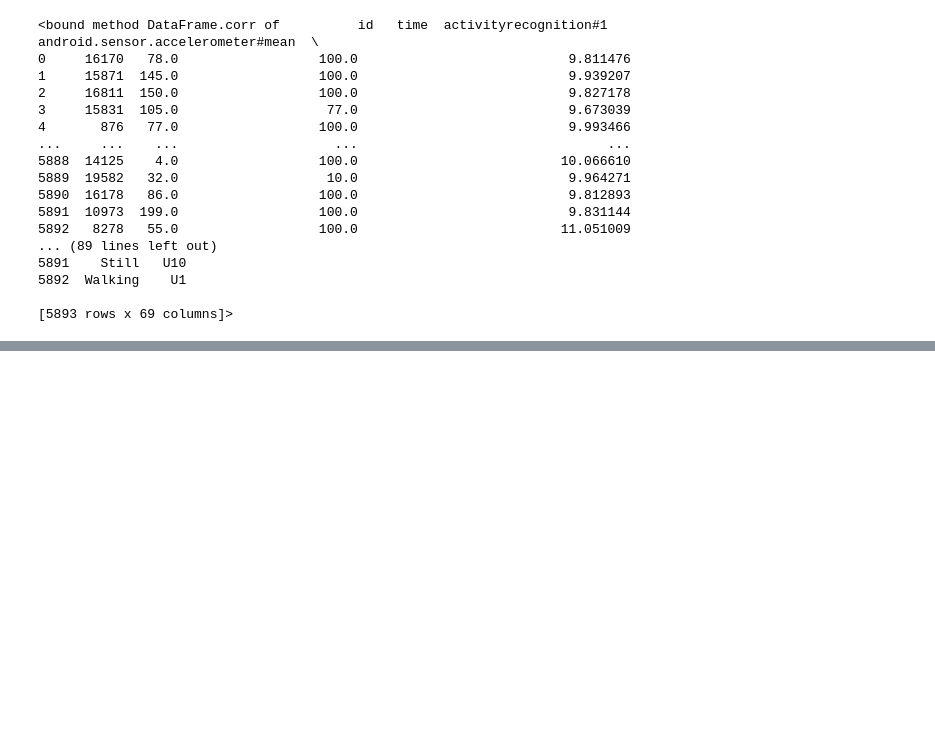
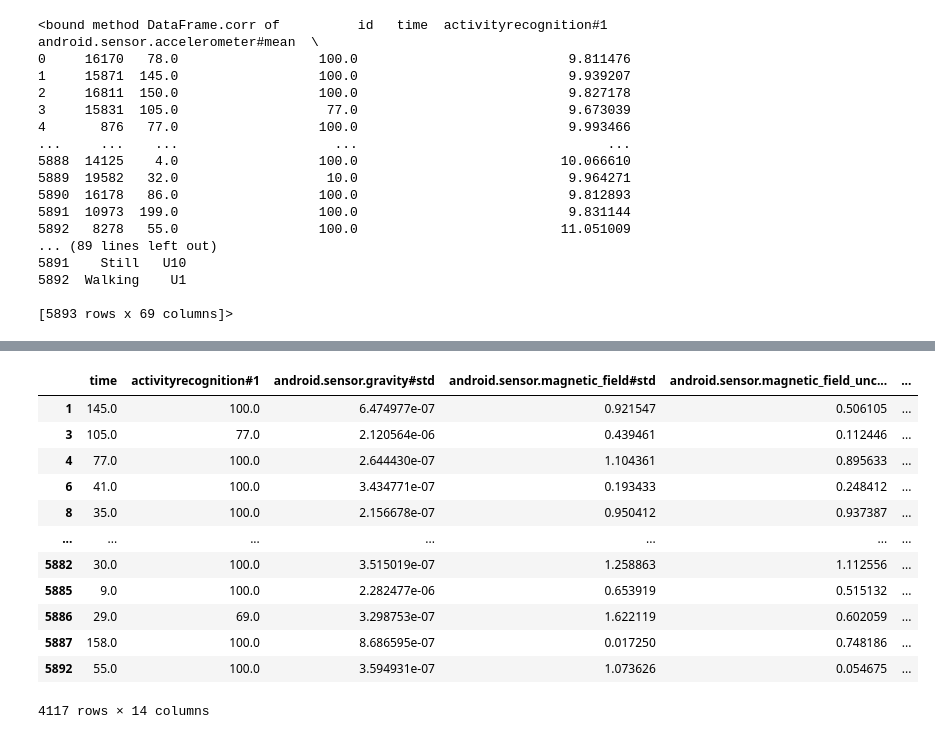
Before and after one commit to fayyoz24/Build_week2, a Jupyter notebook: eda.ipynb, the cells around one changed output, grey strips where cells are left out. Cells and saved outputs as stored; diff of their text form; code cells hidden in the pictures; blank space fills up the shorter version.

```diff
--- a/eda.ipynb
+++ b/eda.ipynb
@@ -470,0 +560,16 @@ last_data.to_csv('last.csv', index=False)
+# %%
+last_data
+# %% [output]
+|  | time | activityrecognition#1 | android.sensor.gravity#std | android.sensor.magnetic_field#std | android.sensor.magnetic_field_unc... | ... |
+| 1 | 145.0 | 100.0 | 6.474977e-07 | 0.921547 | 0.506105 | ... |
+| 3 | 105.0 | 77.0 | 2.120564e-06 | 0.439461 | 0.112446 | ... |
+| 4 | 77.0 | 100.0 | 2.644430e-07 | 1.104361 | 0.895633 | ... |
+| 6 | 41.0 | 100.0 | 3.434771e-07 | 0.193433 | 0.248412 | ... |
+| 8 | 35.0 | 100.0 | 2.156678e-07 | 0.950412 | 0.937387 | ... |
+| ... | ... | ... | ... | ... | ... | ... |
+| 5882 | 30.0 | 100.0 | 3.515019e-07 | 1.258863 | 1.112556 | ... |
+| 5885 | 9.0 | 100.0 | 2.282477e-06 | 0.653919 | 0.515132 | ... |
+| 5886 | 29.0 | 69.0 | 3.298753e-07 | 1.622119 | 0.602059 | ... |
+| 5887 | 158.0 | 100.0 | 8.686595e-07 | 0.017250 | 0.748186 | ... |
+| 5892 | 55.0 | 100.0 | 3.594931e-07 | 1.073626 | 0.054675 | ... |
+4117 rows × 14 columns
```
Also changed, not shown: parts of 7 cells of this notebook, 2 other files.
